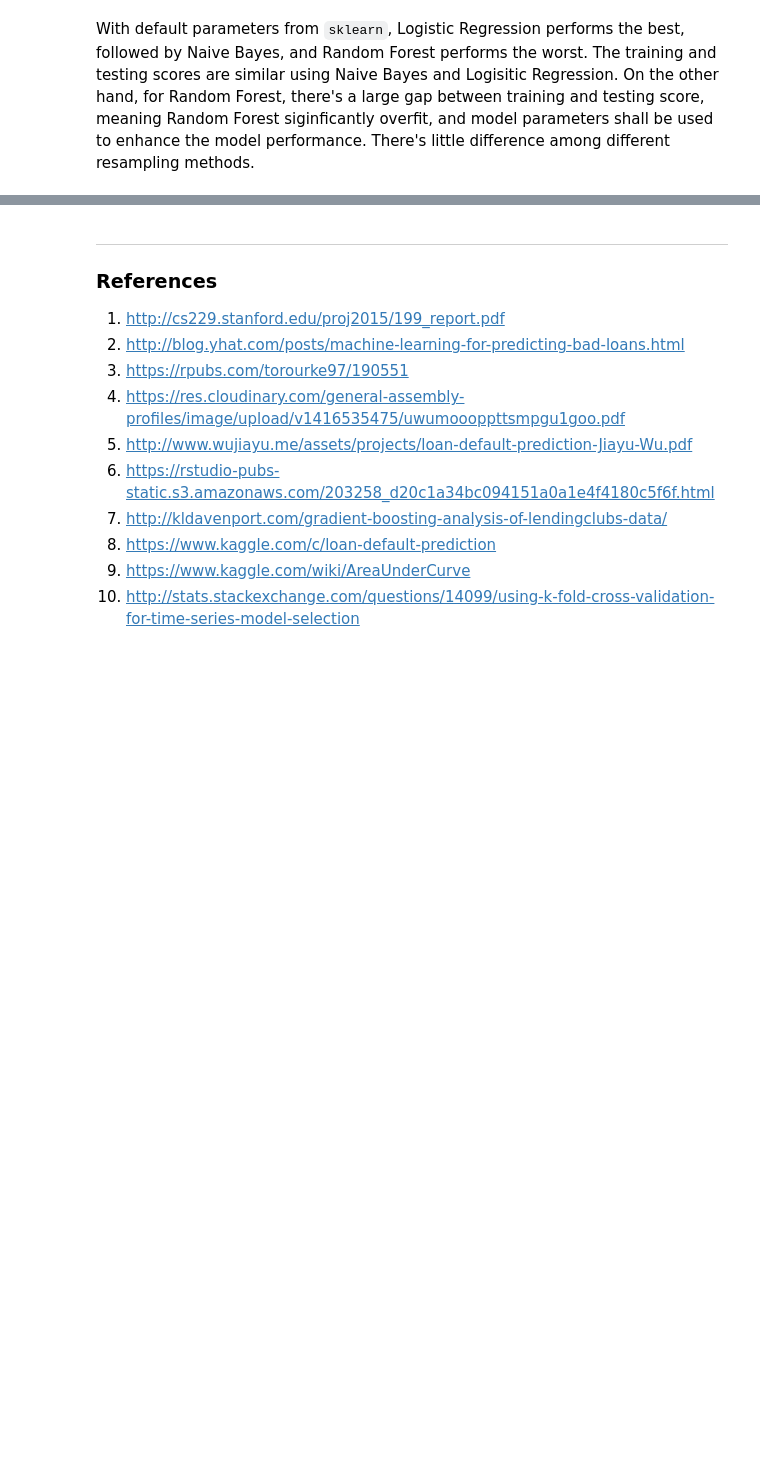
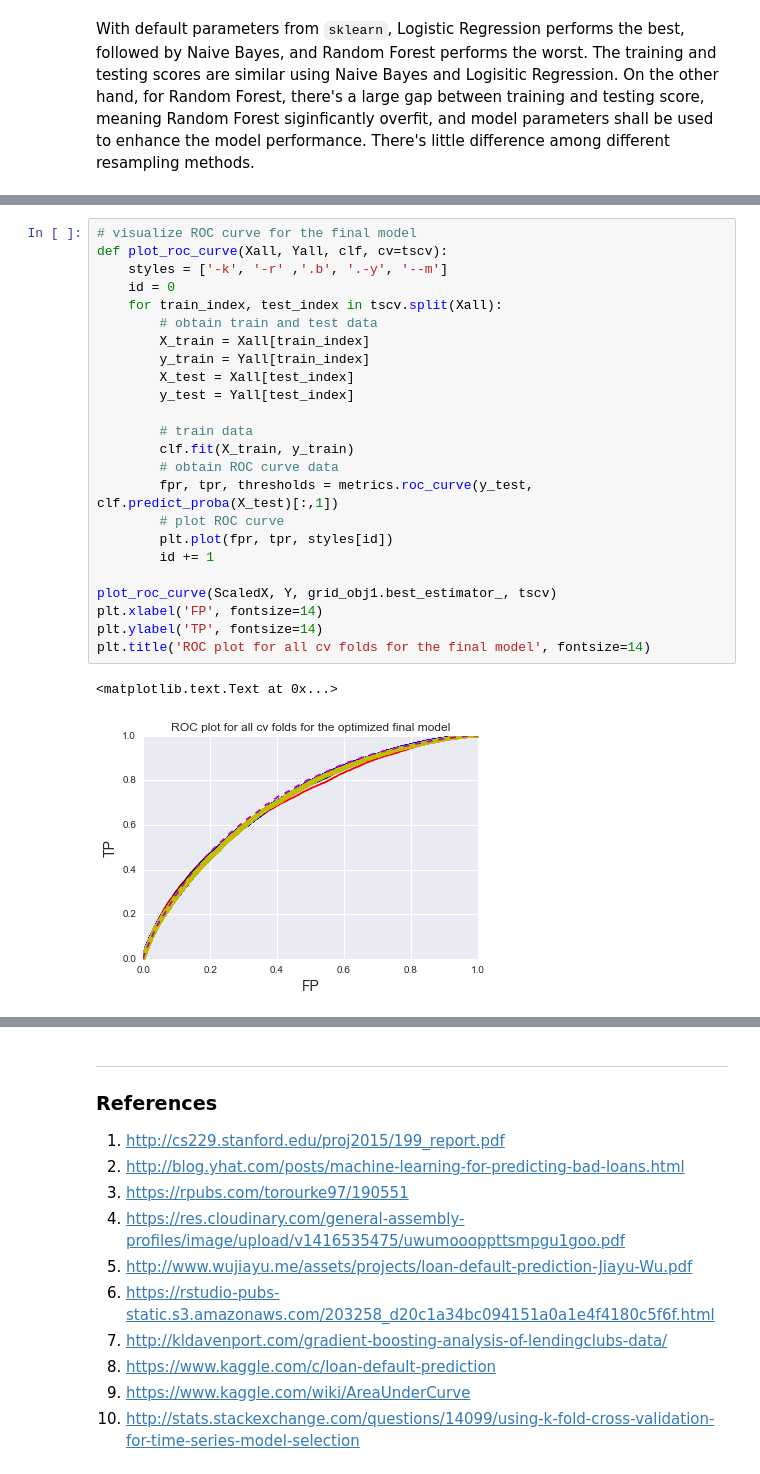
Before and after one commit to azizahmedkhan/udacity-ml-capstone, a Jupyter notebook: capstone_report.ipynb, the cells around one changed output, grey strips where cells are left out. Drawn from its saved outputs; the diff is of its cells as text; blank space fills up the shorter version.

```diff
--- a/capstone_report.ipynb
+++ b/capstone_report.ipynb
@@ -1041,0 +1073,27 @@ In this section, you will need to provide discussion as to how one aspect of the
+# %%
+# visualize ROC curve for the final model
+def plot_roc_curve(Xall, Yall, clf, cv=tscv):
+    styles = ['-k', '-r' ,'.b', '.-y', '--m']
+    id = 0
+    for train_index, test_index in tscv.split(Xall):
+        # obtain train and test data
+        X_train = Xall[train_index]
+        y_train = Yall[train_index]
+        X_test = Xall[test_index]
+        y_test = Yall[test_index]
+
+        # train data
+        clf.fit(X_train, y_train)
+        # obtain ROC curve data
+        fpr, tpr, thresholds = metrics.roc_curve(y_test, clf.predict_proba(X_test)[:,1])
+        # plot ROC curve
+        plt.plot(fpr, tpr, styles[id])
+        id += 1
+
+plot_roc_curve(ScaledX, Y, grid_obj1.best_estimator_, tscv)
+plt.xlabel('FP', fontsize=14)
+plt.ylabel('TP', fontsize=14)
+plt.title('ROC plot for all cv folds for the final model', fontsize=14)
+# %% [output]
+<matplotlib.text.Text at 0x...>
+[figure, added]
```
Also changed, not shown: parts of 32 cells of this notebook, 2 other files.
